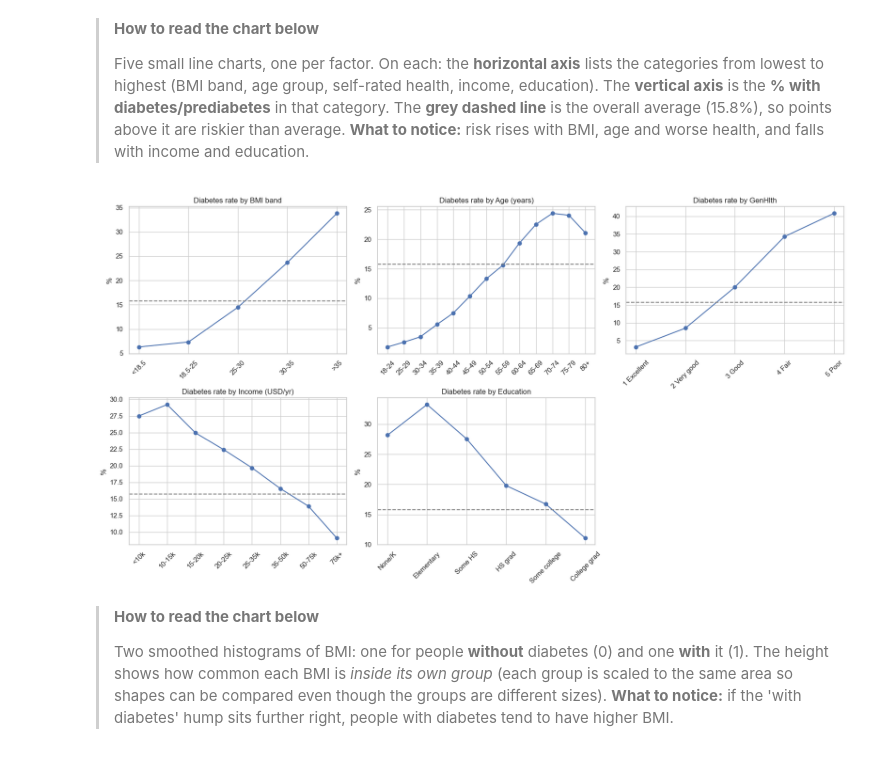
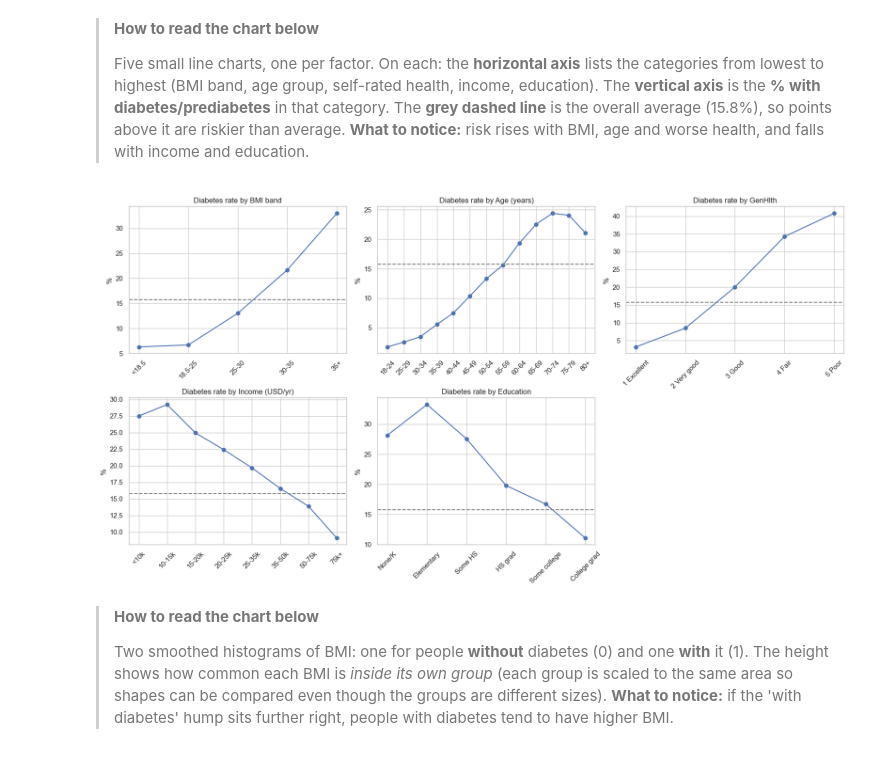
Before and after one commit to jiehengchin/ML-for-biz, a Jupyter notebook: EDA.ipynb, the cells around one changed output. Saved outputs shown, nothing was run; the diff lists cells and outputs as text; code cells hidden in the pictures.

```diff
--- a/EDA.ipynb
+++ b/EDA.ipynb
@@ -107,19 +107,19 @@ HeartDiseaseorAttack    0.137 0.358  2.613
 # %%
 lab = {
  'Age': {1:'18-24',2:'25-29',3:'30-34',4:'35-39',5:'40-44',6:'45-49',7:'50-54',8:'55-59',9:'60-64',10:'65-69',11:'70-74',12:'75-79',13:'80+'},
  'GenHlth': {1:'1 Excellent',2:'2 Very good',3:'3 Good',4:'4 Fair',5:'5 Poor'},
  'Income': {1:'<10k',2:'10-15k',3:'15-20k',4:'20-25k',5:'25-35k',6:'35-50k',7:'50-75k',8:'75k+'},
  'Education': {1:'None/K',2:'Elementary',3:'Some HS',4:'HS grad',5:'Some college',6:'College grad'}}
-df['BMI band'] = pd.cut(df.BMI, [0,18.5,25,30,35,100], labels=['<18.5','18.5-25','25-30','30-35','>35'])
+df['BMI band'] = pd.cut(df.BMI, [0,18.5,25,30,35,100], right=False, labels=['<18.5','18.5-25','25-30','30-35','35+'])  # right=False: BMI 30 counts as obese
 fig, axs = plt.subplots(2,3, figsize=(17,9))
 for ax, c in zip(axs.flat, ['BMI band','Age','GenHlth','Income','Education']):
     r = df.groupby(c, observed=True).y.mean()
     x = [lab[c][int(i)] for i in r.index] if c in lab else r.index.astype(str)
     ax.plot(x, r.values*100, marker='o'); ax.set_title(f'Diabetes rate by {c}' + (' (years)' if c=='Age' else ' (USD/yr)' if c=='Income' else ''))
     ax.set_ylabel('%'); ax.tick_params(axis='x', rotation=45); ax.axhline(df.y.mean()*100, ls='--', c='grey')
 axs.flat[-1].axis('off'); plt.tight_layout(); plt.show()
 # %% [output]
-[figure, old version]
+[figure, new version]
 # %% [markdown]
 > **How to read the chart below**
 >
```
Also changed, not shown: parts of 4 cells of this notebook, 6 other files.
